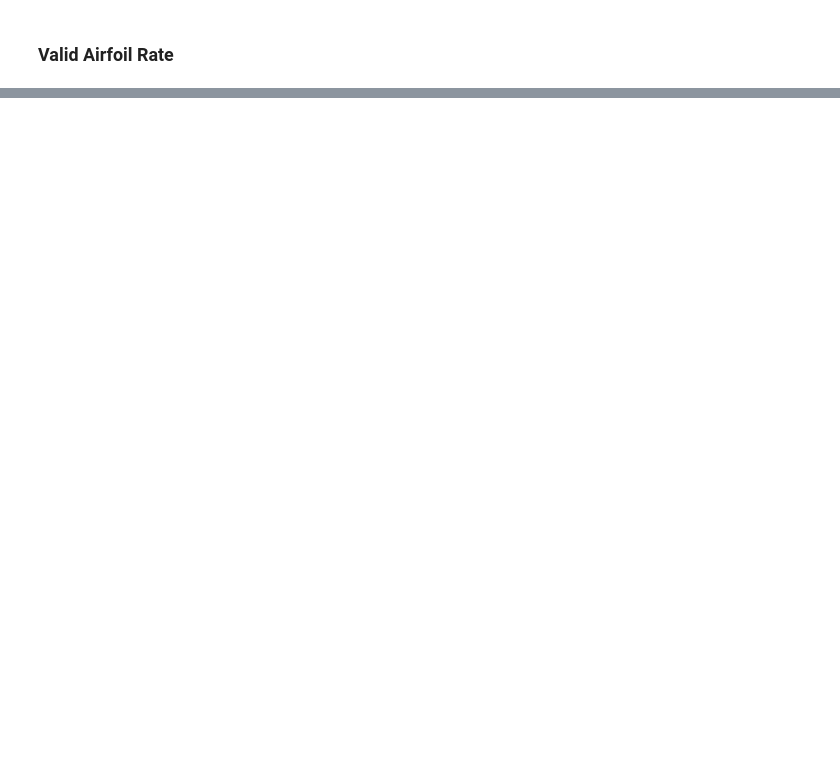
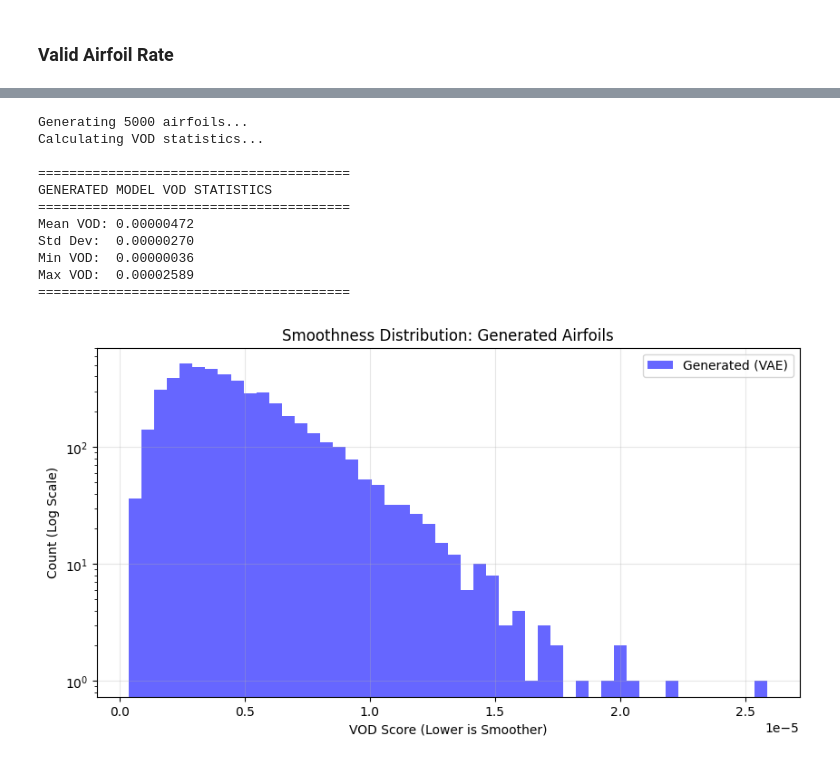
Before and after one commit to matsouto/AeroGen, a Jupyter notebook: notebook/validation/vae_validation.ipynb, the cells around one changed output, grey strips where cells are left out. Saved outputs shown, nothing was run; the diff lists cells and outputs as text; code cells hidden in the pictures; blank space fills up the shorter version.

```diff
--- a/notebook/validation/vae_validation.ipynb
+++ b/notebook/validation/vae_validation.ipynb
@@ -432,0 +483,75 @@ Muitos erros (36). Plotando os primeiros 16...
+# %%
+BATCH_SIZE = 5000
+print(f"Generating {BATCH_SIZE} airfoils...")
+
+dummy_latent_vector = tf.random.normal((BATCH_SIZE, LATENT_DIM))
+
+_, w_norm, p_norm = vae.decoder(dummy_latent_vector)
+
+w_norm = tf.reshape(w_norm, [-1, 2 * NPV])
+
+w_phys, p_phys = vae.scaler.inverse_transform(w_norm.numpy(), p_norm.numpy())
+
+w_phys_t = tf.convert_to_tensor(w_phys, dtype=tf.float32)
+p_phys_t = tf.convert_to_tensor(p_phys, dtype=tf.float32)
+
+w_phys_reshaped = tf.reshape(w_phys_t, [-1, 2, 12])
+
+coords = vae.decoder.cst_transform(w_phys_reshaped, p_phys_t).numpy()
+
+print("Calculating VOD statistics...")
+
+# A. Extract Y coordinates for the whole batch
+# Shape: (5000, 149)
+y_coords_gen = coords[:, :, 1]
+
+# B. Calculate First Differences (Slopes)
+# Shape: (5000, 148) - Calculates y[i+1] - y[i] for all points
+diffs_gen = np.diff(y_coords_gen, axis=1)
+
+# C. Calculate Variance of Differences (VOD)
+# Shape: (5000,) - One VOD score per airfoil
+vod_gen = np.var(diffs_gen, axis=1)
+
+mean_vod_gen = np.mean(vod_gen)
+std_vod_gen = np.std(vod_gen)
+min_vod_gen = np.min(vod_gen)
+max_vod_gen = np.max(vod_gen)
+
+print("\n" + "="*40)
+print("GENERATED MODEL VOD STATISTICS")
+print("="*40)
+print(f"Mean VOD: {mean_vod_gen:.8f}")  # Compare this with the Dataset Mean!
+print(f"Std Dev:  {std_vod_gen:.8f}")
+print(f"Min VOD:  {min_vod_gen:.8f}")
+print(f"Max VOD:  {max_vod_gen:.8f}")
+print("="*40)
+
+plt.figure(figsize=(10, 5))
+
+# Plot Generated VOD
+plt.hist(vod_gen, bins=50, color='blue', alpha=0.6, label='Generated (VAE)', log=True)
+
+# Add a vertical line for the Dataset Mean (Replace with the value you found in the previous step)
+# Example value: 0.000015 (Update this!)
+# plt.axvline(x=0.000015, color='green', linestyle='dashed', linewidth=2, label='Real Dataset Mean')
+
+plt.title("Smoothness Distribution: Generated Airfoils")
+plt.xlabel("VOD Score (Lower is Smoother)")
+plt.ylabel("Count (Log Scale)")
+plt.legend()
+plt.grid(True, alpha=0.3)
+plt.show()
+# %% [output]
+Generating 5000 airfoils...
+Calculating VOD statistics...
+
+========================================
+GENERATED MODEL VOD STATISTICS
+========================================
+Mean VOD: 0.00000472
+Std Dev:  0.00000270
+Min VOD:  0.00000036
+Max VOD:  0.00002589
+========================================
+[figure, added]
```
Also changed, not shown: parts of 16 cells of this notebook, 6 other files.
